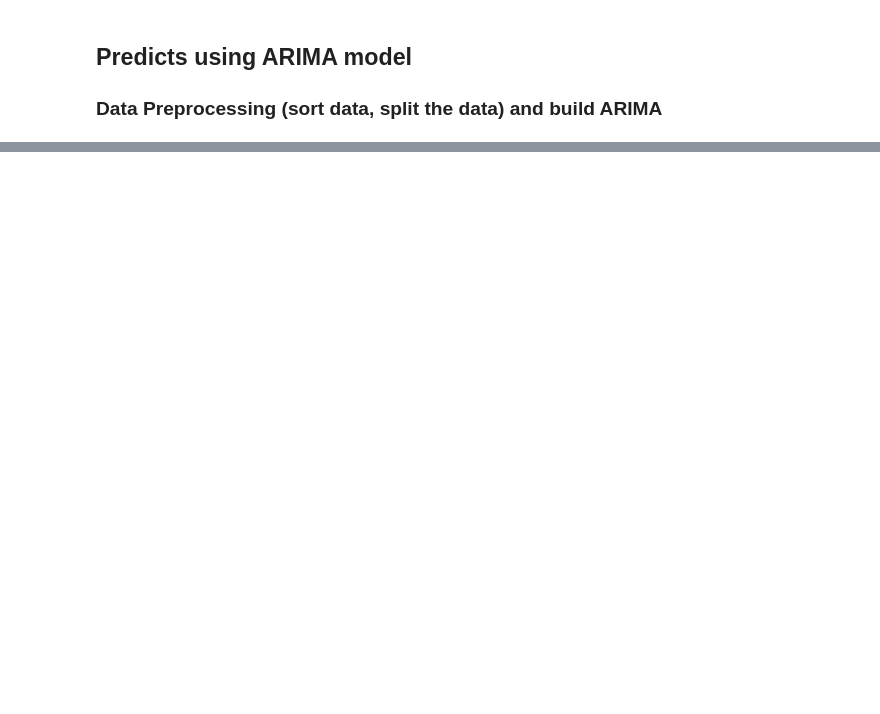
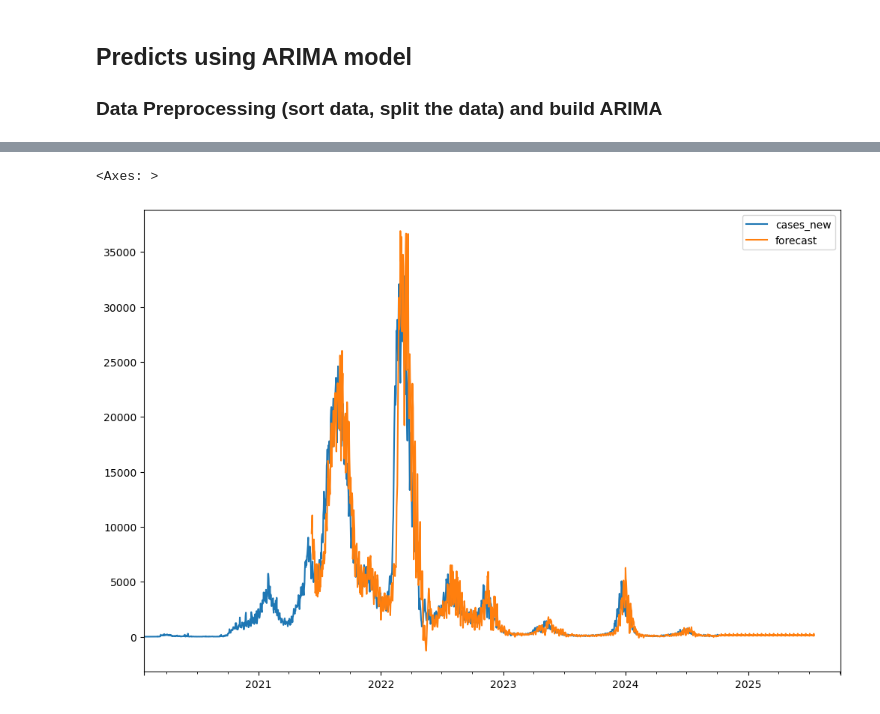
Before and after one commit to nursahiraa/fyp, a Jupyter notebook: fypdata/fypdatatest/ARIMA.ipynb, the cells around one changed output, grey strips where cells are left out. Cells and saved outputs as stored; diff of their text form; code cells hidden in the pictures; blank space fills up the shorter version.

```diff
--- a/fypdata/fypdatatest/ARIMA.ipynb
+++ b/fypdata/fypdatatest/ARIMA.ipynb
@@ -109,0 +222,5 @@ df_grouped = df_grouped.sort_values(by='date')
+# %%
+#forecast new values that is the dates is not in the data
+#create a new date in that has 365 days (starting from first day)
+future_dates = [df_grouped.index[-1] + DateOffset(days=x) for x in range (1,365)]
+future_dates
@@ -109,0 +245,8 @@ df_grouped = df_grouped.sort_values(by='date')
+# %%
+future_df = pd.DataFrame(index=future_dates, columns= df_grouped.columns) #create the same columns that have in df_grouped
+final_df = pd.concat([df_grouped, future_df]) #combine both data frame (df_grouped and future_df)
+final_df['forecast'] = results.predict(start=500, end=2000) #predict forecast from 1000 until 2000
+final_df[['cases_new','forecast']].plot(figsize(12,8)) #plot both the actual cases and the forecast cases
+# %% [output]
+<Axes: >
+[figure, added]
```
Also changed, not shown: parts of 8 cells of this notebook, 1 other file.
